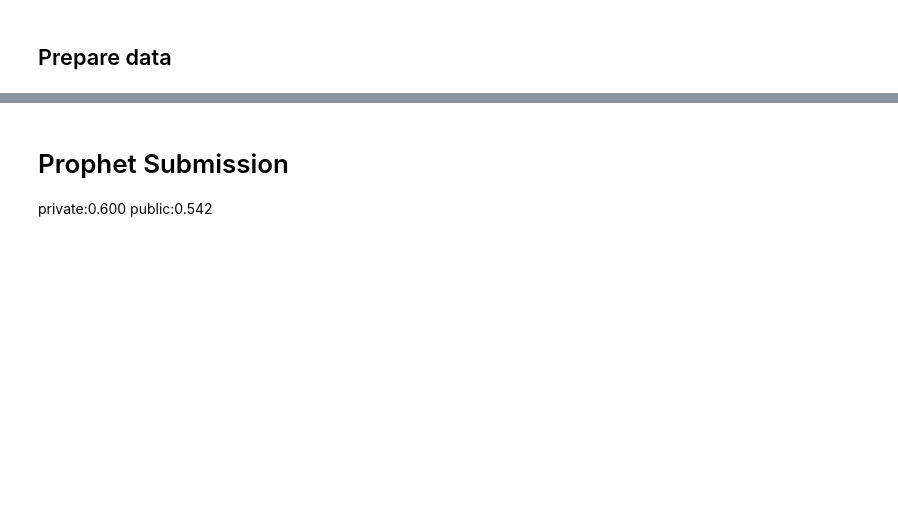
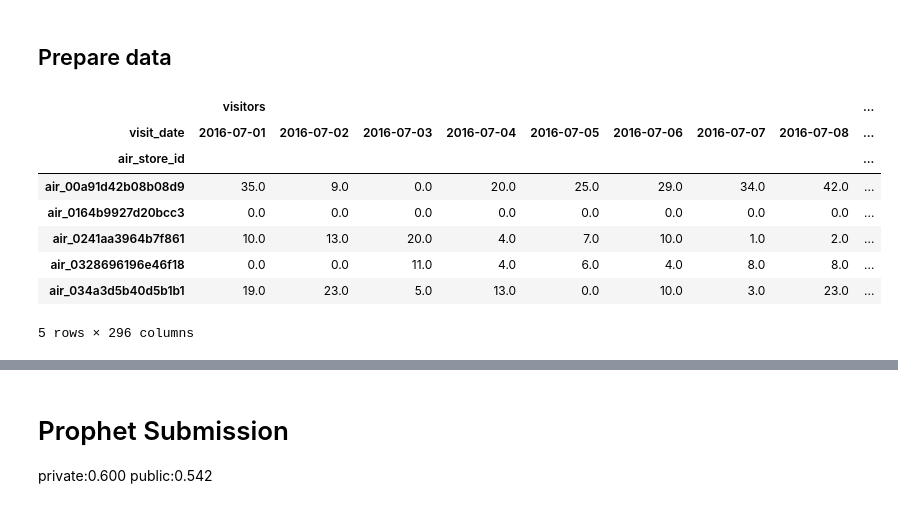
Before and after one commit to GlobalMaksimum/turkcell-workshop, a Jupyter notebook: samet/timeseries_models.ipynb, the cells around one changed output, grey strips where cells are left out. Cells and saved outputs as stored; diff of their text form; code cells hidden in the pictures; blank space fills up the shorter version.

```diff
--- a/samet/timeseries_models.ipynb
+++ b/samet/timeseries_models.ipynb
@@ -265,6 +242,18 @@ df_holidays = df_holidays[df_holidays['holiday'] == 1]
 
 # converting flags to 'holiday'
 df_holidays['holiday'] = 'holiday'
+# %%
+train.head()
+# %% [output]
+|  | visitors |  |  |  |  |  |  |  | ... |
+| visit_date | 2016-07-01 | 2016-07-02 | 2016-07-03 | 2016-07-04 | 2016-07-05 | 2016-07-06 | 2016-07-07 | 2016-07-08 | ... |
+| air_store_id |  |  |  |  |  |  |  |  | ... |
+| air_00a91d42b08b08d9 | 35.0 | 9.0 | 0.0 | 20.0 | 25.0 | 29.0 | 34.0 | 42.0 | ... |
+| air_0164b9927d20bcc3 | 0.0 | 0.0 | 0.0 | 0.0 | 0.0 | 0.0 | 0.0 | 0.0 | ... |
+| air_0241aa3964b7f861 | 10.0 | 13.0 | 20.0 | 4.0 | 7.0 | 10.0 | 1.0 | 2.0 | ... |
+| air_0328696196e46f18 | 0.0 | 0.0 | 11.0 | 4.0 | 6.0 | 4.0 | 8.0 | 8.0 | ... |
+| air_034a3d5b40d5b1b1 | 19.0 | 23.0 | 5.0 | 13.0 | 0.0 | 10.0 | 3.0 | 23.0 | ... |
+5 rows × 296 columns
 # %%
 def forecast_prophet(X):
     # preparing data for prophet format
```
Also changed, not shown: parts of 20 cells of this notebook, 1 other file.
